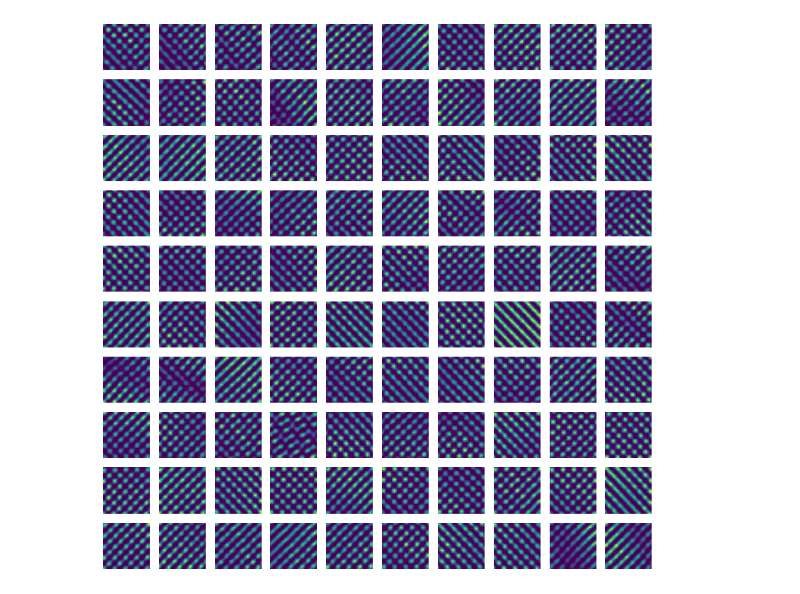
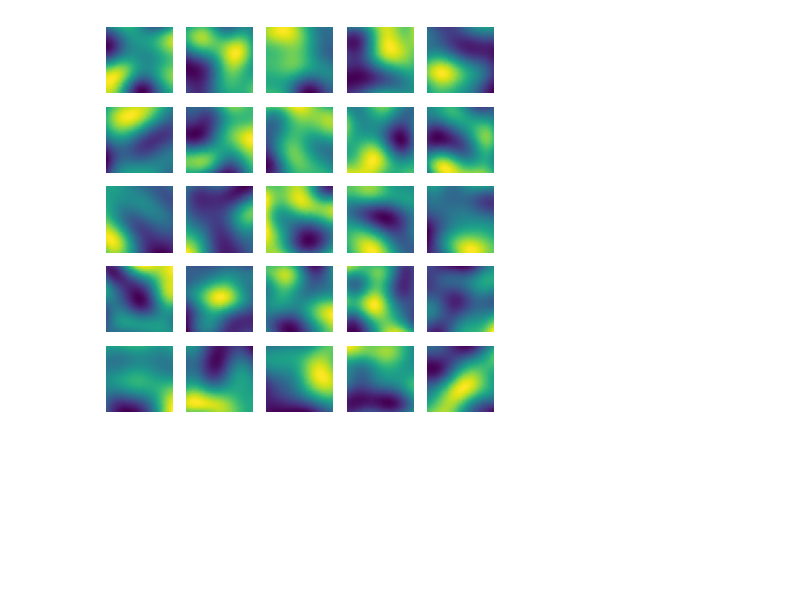
Before and after one commit to bioAI-Oslo/ExponentialRepresentations, a Jupyter notebook: exponential_representations.ipynb, the cells around one changed output. Drawn from its saved outputs; the diff is of its cells as text; code cells hidden in the pictures; blank space fills up the shorter version.

```diff
--- a/exponential_representations.ipynb
+++ b/exponential_representations.ipynb
@@ -9,18 +11,11 @@ from scipy.stats import binned_statistic_2d
-# %%
-def plot_ratemaps(x, y, f, n = 5, bins = 32, figsize = (2,2)):
-    fig, ax = plt.subplots(n, n, figsize = figsize)
-    axs = ax.ravel()
-    hists = binned_statistic_2d(x,y, f.T, bins = bins)[0]
-
-    for i in range(n**2):
-        axs[i].imshow(hists[i])
-        axs[i].axis("off")
-    return hists
-
-rectify = lambda x: np.maximum(x, np.mean(x))
 # %%
-A = torch.load("A.pt") # Must run optimize_constraints.ipynb first now!
-B = torch.load("B.pt")
+sA = torch.load("sigma_A.pt", weights_only=True) # Must run fourier_approximation.ipynb first now!
+sB = torch.load("sigma_B.pt", weights_only=True)
+
+Gr = torch.load("Gr.pt", weights_only=True)
+p0 = torch.load("p0.pt", weights_only=True)
+
+A, B, R = construct_exponential(sA, sB, Gr)
 
 n_units = A.shape[0] # A.shape = B.shape, so
 model = ExponentialRepresentation(A, B)
@@ -29,18 +22,17 @@ f0 = torch.ones(n_units, dtype=torch.float32)/torch.sqrt(torch.tensor(n_units))
 # %%
 ns = 10000 # number of spatial samples
-r = 10*torch.rand((ns, 2)).to(torch.float32) # size of "arena"
+r = (2*torch.rand((ns, 2)).to(torch.float32) - 1) # size of "arena"
 v = torch.diff(r, dim = 0) # "velocities"
-f_ = model(v, f0) # run
+p_ = model(v, p0) # run
 
-# blargh
-f_ = f_.detach().numpy()
+p_ = p_.detach().numpy()
 r = r.detach().numpy()
 # %%
-if rect:= True: # rectify or nay
-    f = rectify(f_)
+if rect:= False: # rectify or nay
+    p = rectify(p_)
 else:
-    f = f_
+    p = p_
 
-ratemaps = plot_ratemaps(r[:-1,0], r[:-1,1], f, 10, figsize=(10,10), bins = 32)
+ratemaps = plot_ratemaps(r[:-1,0], r[:-1,1], p, 5, figsize=(5,5), bins = 32)
 # %% [output]
-[figure, old version]
+[figure, new version]
```
Also changed, not shown: parts of 11 cells of this notebook, 11 other files.
